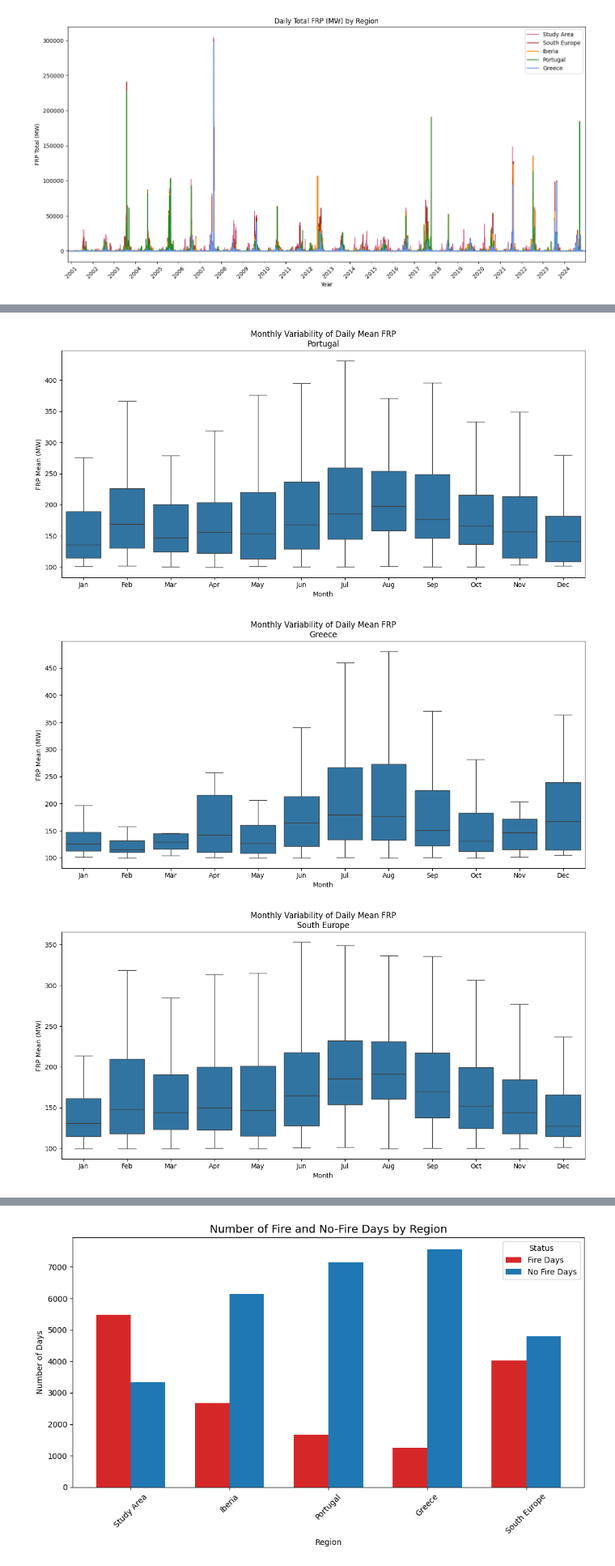
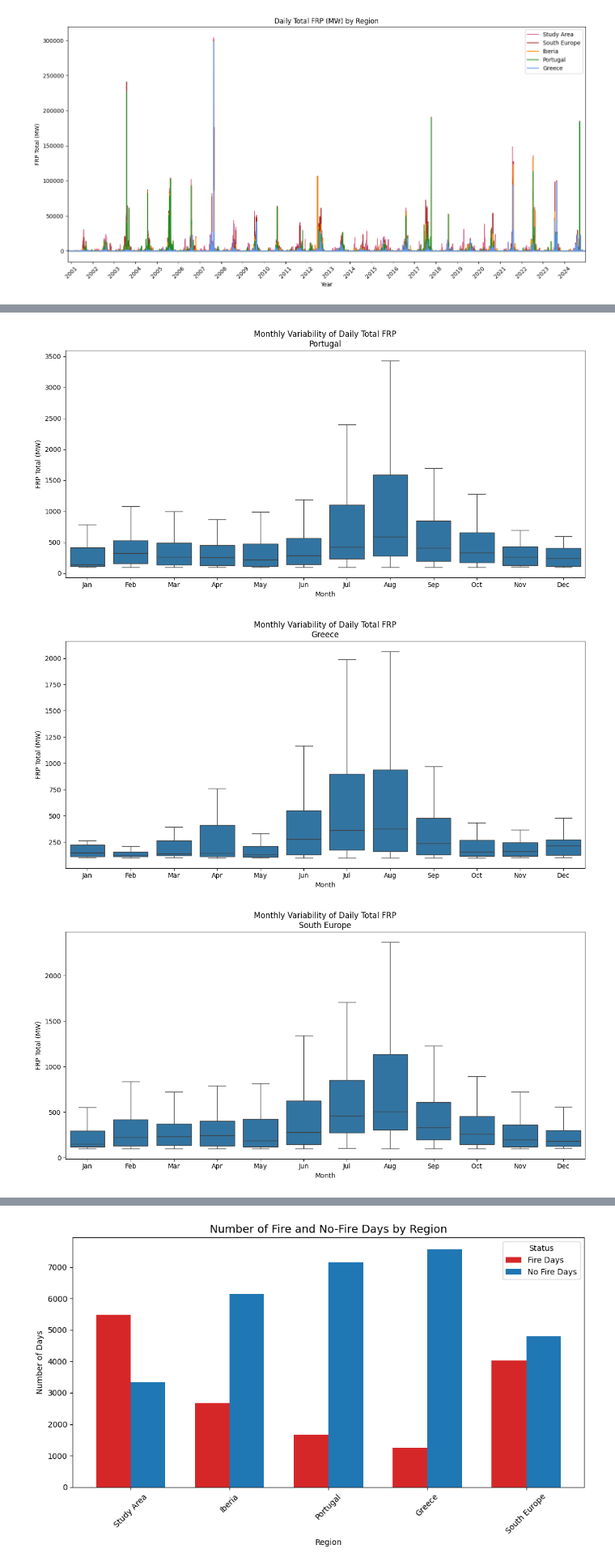
Before and after one commit to Sofs27/Thesis, a Jupyter notebook: Code/Wildfire.ipynb, the cells around one changed output, grey strips where cells are left out. Shown at 81% size. Drawn from its saved outputs; the diff is of its cells as text; code cells hidden in the pictures.

```diff
--- a/Code/Wildfire.ipynb
+++ b/Code/Wildfire.ipynb
@@ -216,7 +216,7 @@ regions = {
 # === Loop through each region ===
 for region_name, (lat_min, lat_max, lon_min, lon_max) in regions.items():
     # Subset the dataset to the region
-    region_data = ds['FRP_mean'].sel(latitude=slice(lat_min, lat_max), longitude=slice(lon_min, lon_max))
+    region_data = ds['FRP_sum'].sel(latitude=slice(lat_min, lat_max), longitude=slice(lon_min, lon_max))
 
     # Average over space (grid cells)
     daily_series = region_data.mean(dim=['latitude', 'longitude'], skipna=True)
@@ -233,10 +233,10 @@ for region_name, (lat_min, lat_max, lon_min, lon_max) in regions.items():
 
     # Plot boxplot
     plt.figure(figsize=(12, 6))
-    sns.boxplot(x="Month Name", y="FRP_mean", data=df, showfliers=False, whis=1.5)
-    plt.title(f"Monthly Variability of Daily Mean FRP\n{region_name}")
+    sns.boxplot(x="Month Name", y="FRP_sum", data=df, showfliers=False, whis=1.5)
+    plt.title(f"Monthly Variability of Daily Total FRP\n{region_name}")
     plt.xlabel("Month")
-    plt.ylabel("FRP Mean (MW)")
+    plt.ylabel("FRP Total (MW)")
     plt.tight_layout()
     plt.show()
 # %% [output]
@@ -245,4 +245,4 @@ for region_name, (lat_min, lat_max, lon_min, lon_max) in regions.items():
-[figure, old version]
+[figure, new version]
-[figure, old version]
+[figure, new version]
-[figure, old version]
+[figure, new version]
 # %%
```
Also changed, not shown: parts of 2 cells of this notebook, 8 other files.
